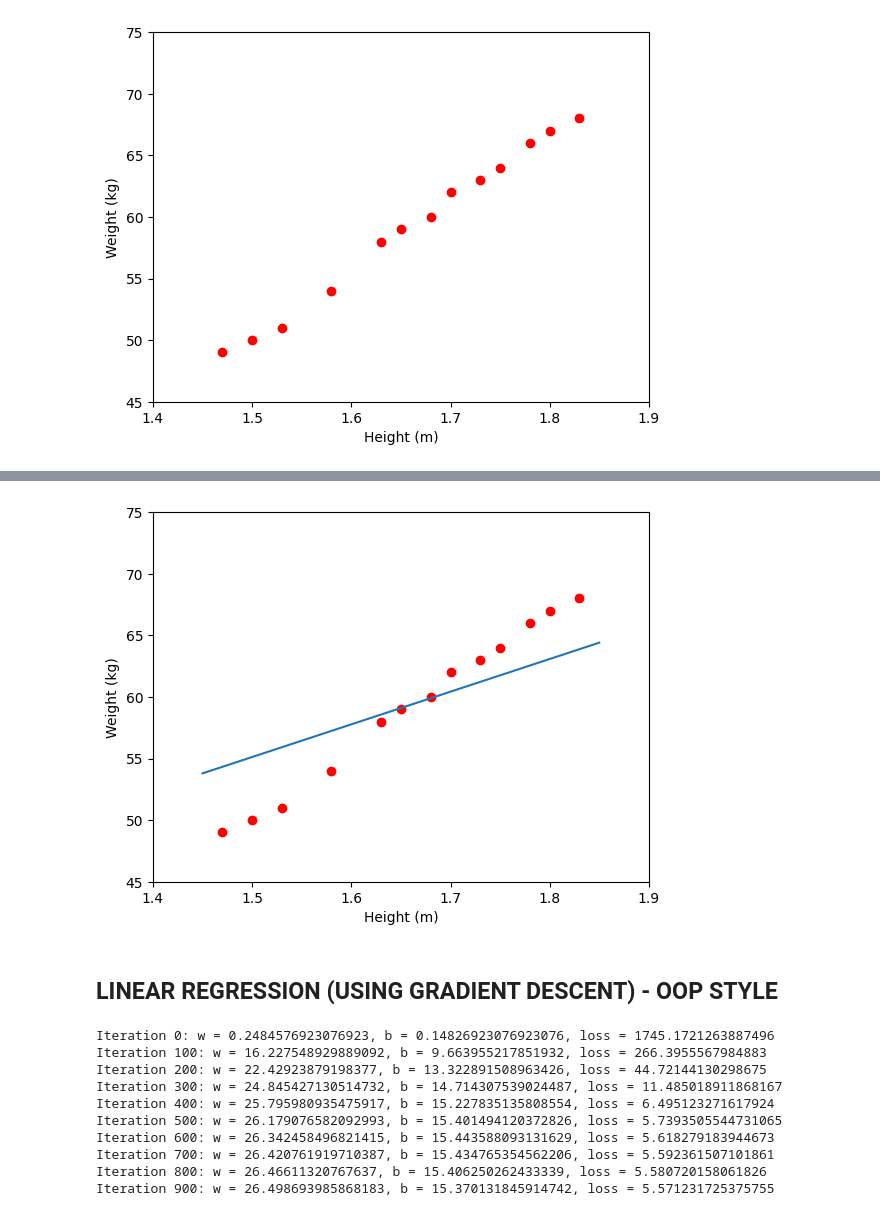
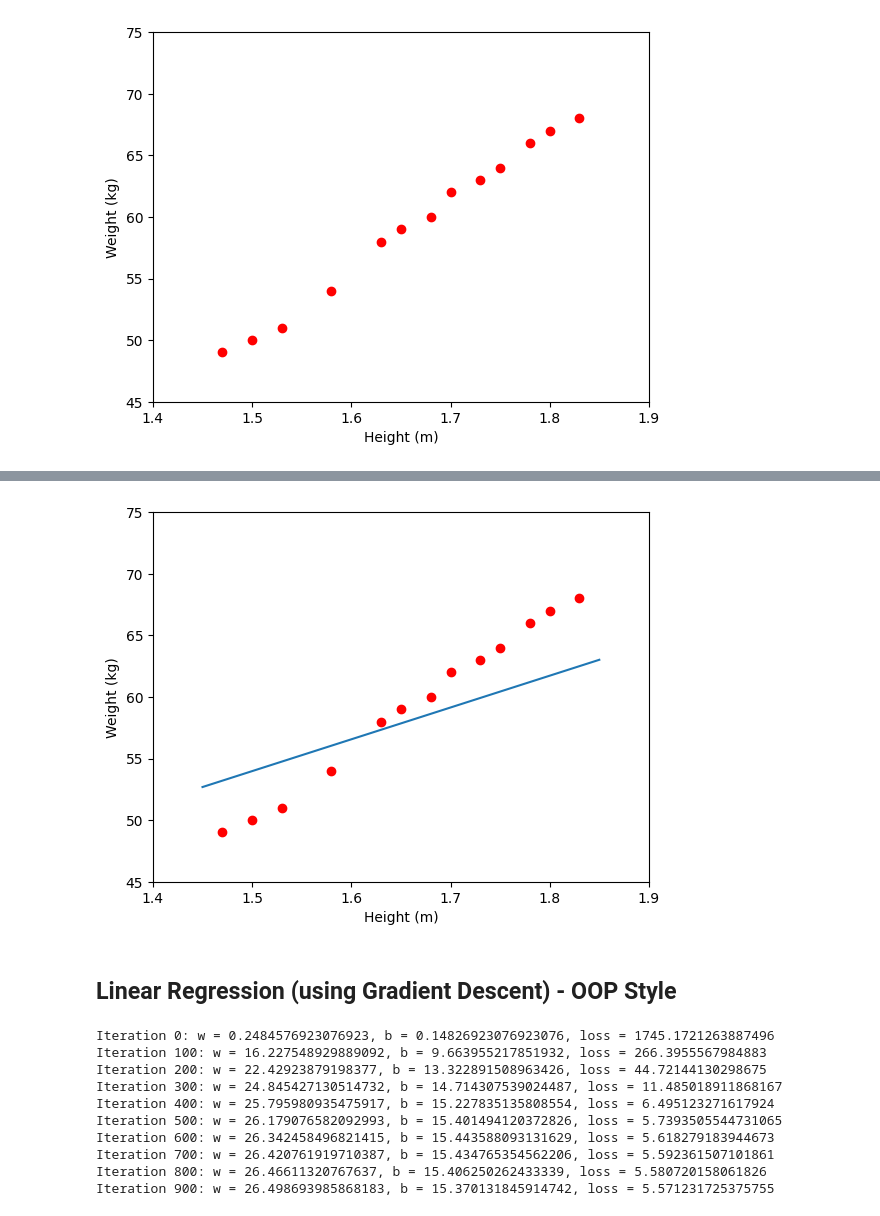
Before and after one commit to thanhhtu/Machine-Learning, a Jupyter notebook: LinearRegression_Univariate.ipynb, the cells around one changed output, grey strips where cells are left out. Drawn from its saved outputs; the diff is of its cells as text; code cells hidden in the pictures.

```diff
--- a/LinearRegression.ipynb
+++ b/LinearRegression_Univariate.ipynb
@@ -137,25 +110,26 @@ def compute_gradient(X, y, w, b):
     db /= num_samples
     return dw, db
 # %%
-def train(X, y, w_init, b_init, alpha, num_steps):
+def train(X, y, w_init, b_init, learning_rate, num_steps):
     w = w_init
     b = b_init
 
     for i in range(num_steps):
-        dw, db = compute_gradient(w, b)
+        dw, db = compute_gradient(X, y, w, b)
 
-        w -= alpha * dw
-        b -= alpha * db
+        w -= learning_rate * dw
+        b -= learning_rate * db
 
         loss = compute_cost(X, y, w, b)
-        if i % 100 == 0:
+        if i % 100 == 0: # log step should be small
             print(f"Iteration {i}: w = {w}, b = {b}, loss = {loss}")
+
     return w, b
 # %%
 w_init = 0
 b_init = 0
 
-w, b = train(X, y, w_init, b_init, 0.0025, 1000)
+w, b = train(X, y, w_init, b_init, 0.01, 100)
 
 print(f"Final model params: w = {w}, b = {b}")
 
@@ -186,6 +151,6 @@ Final model params: w = 26.526054191094616, b = 15.33148823587032
-[figure, old version]
+[figure, new version]
-# %% [markdown]
-## LINEAR REGRESSION (USING GRADIENT DESCENT) - OOP STYLE
+# %% [markdown]
+## Linear Regression (using Gradient Descent) - OOP Style
 # %%
 class LRByGradientDescent:
     def __init__(self):
```
Also changed, not shown: parts of 11 cells of this notebook, 1 other file.
